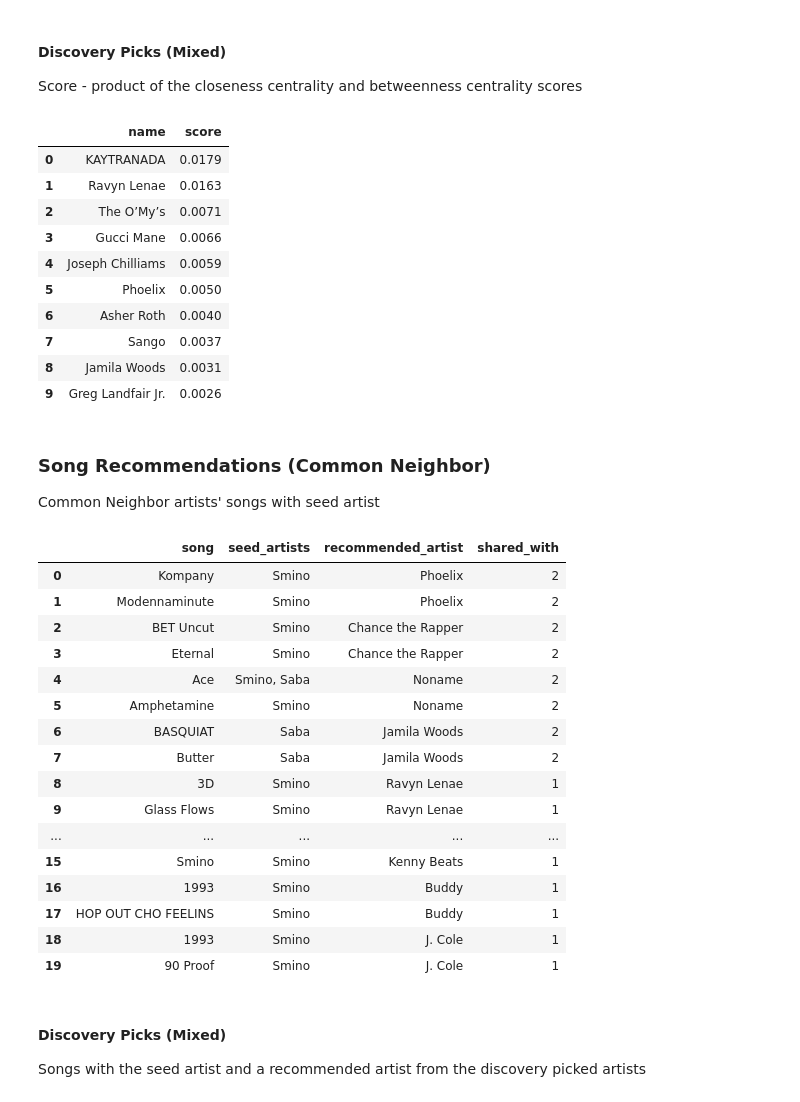
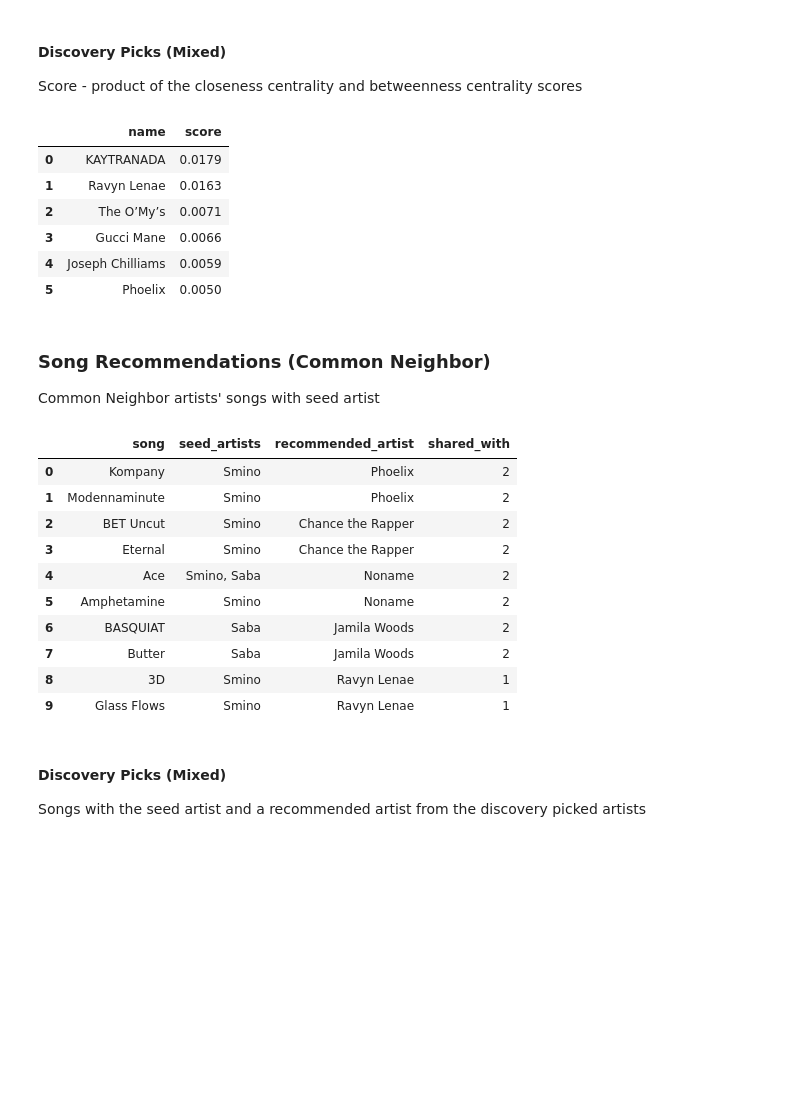
Before and after one commit to MediumlySalted/music-collaboration-graph-mining-project, a Jupyter notebook: project_notebook.ipynb, the cells around one changed output. Drawn from its saved outputs; the diff is of its cells as text; code cells hidden in the pictures; blank space fills up the shorter version.

```diff
--- a/project_notebook.ipynb
+++ b/project_notebook.ipynb
@@ -185,7 +181,7 @@ recommendations.get_artists()
 
 Score - product of the closeness centrality and betweenness centrality scores
 # %%
-recommendations.get_discovery_artists()
+recommendations.get_discovery_artists().head(6)
 # %% [output]
 |  | name | score |
 | 0 | KAYTRANADA | 0.0179 |
@@ -194,34 +190,24 @@ recommendations.get_discovery_artists()
 | 3 | Gucci Mane | 0.0066 |
 | 4 | Joseph Chilliams | 0.0059 |
 | 5 | Phoelix | 0.0050 |
-| 6 | Asher Roth | 0.0040 |
-| 7 | Sango | 0.0037 |
-| 8 | Jamila Woods | 0.0031 |
-| 9 | Greg Landfair Jr. | 0.0026 |
 # %% [markdown]
 ### Song Recommendations (Common Neighbor)
 
 Common Neighbor artists' songs with seed artist
 # %%
-recommendations.get_songs()
+recommendations.get_songs().head(10)
 # %% [output]
 |  | song | seed_artists | recommended_artist | shared_with |
 | 0 | Kompany | Smino | Phoelix | 2 |
 | 1 | Modennaminute | Smino | Phoelix | 2 |
 | 2 | BET Uncut | Smino | Chance the Rapper | 2 |
 | 3 | Eternal | Smino | Chance the Rapper | 2 |
 | 4 | Ace | Smino, Saba | Noname | 2 |
 | 5 | Amphetamine | Smino | Noname | 2 |
 | 6 | BASQUIAT | Saba | Jamila Woods | 2 |
 | 7 | Butter | Saba | Jamila Woods | 2 |
 | 8 | 3D | Smino | Ravyn Lenae | 1 |
 | 9 | Glass Flows | Smino | Ravyn Lenae | 1 |
-| ... | ... | ... | ... | ... |
-| 15 | Smino | Smino | Kenny Beats | 1 |
-| 16 | 1993 | Smino | Buddy | 1 |
-| 17 | HOP OUT CHO FEELINS | Smino | Buddy | 1 |
-| 18 | 1993 | Smino | J. Cole | 1 |
-| 19 | 90 Proof | Smino | J. Cole | 1 |
 # %% [markdown]
 #### Discovery Picks (Mixed)
 
```
Also changed, not shown: parts of 3 cells of this notebook, 3 other files.
